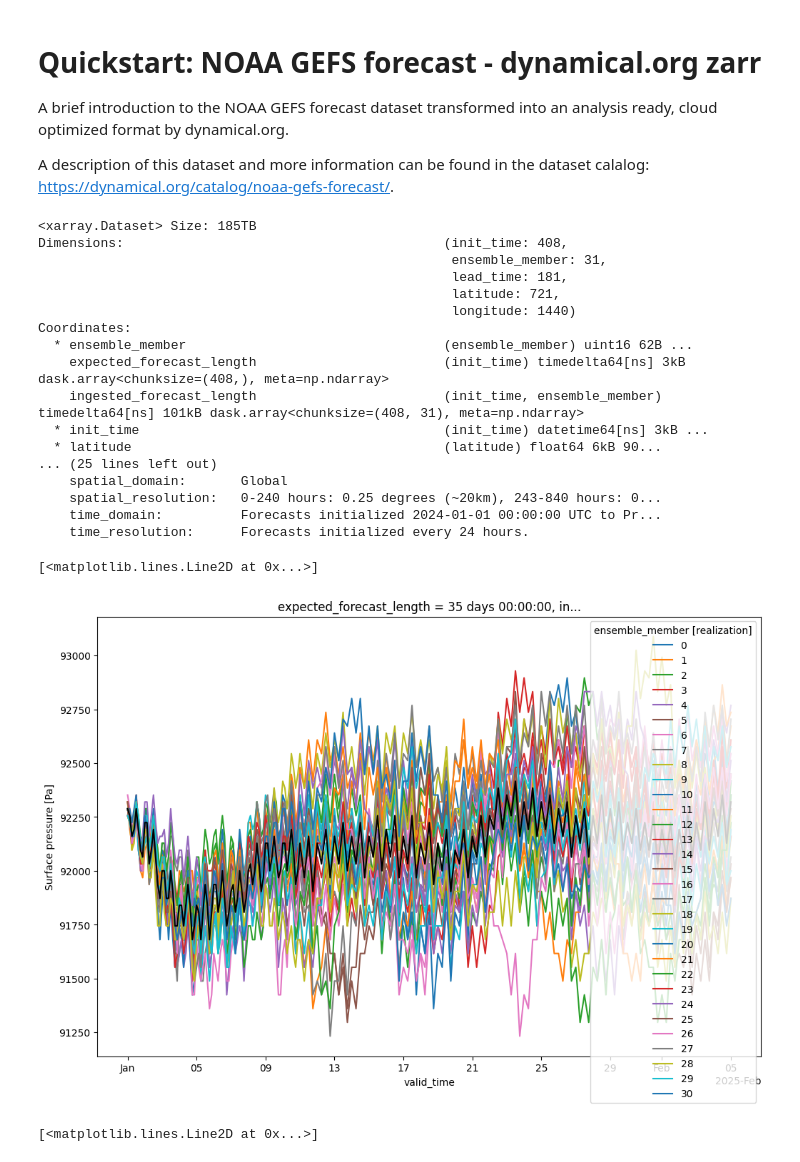
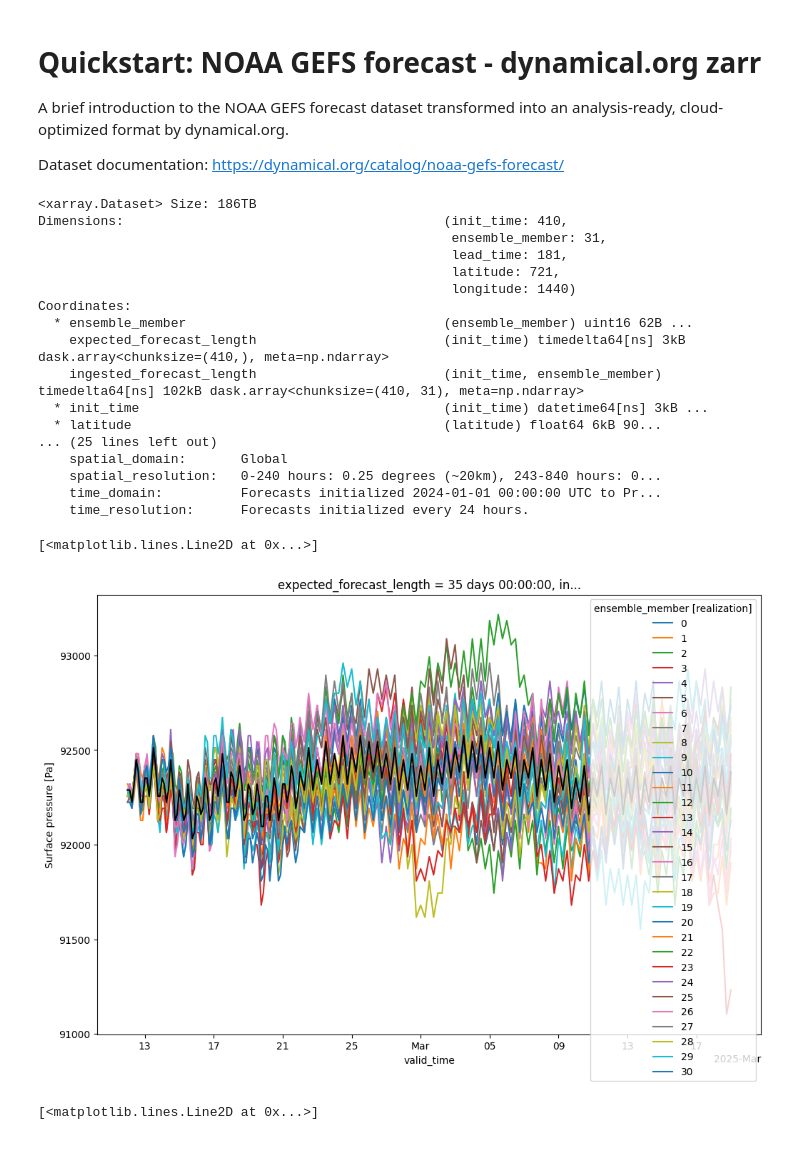
Before and after one commit to dynamical-org/notebooks, a Jupyter notebook: noaa-gefs-forecast.ipynb, the cells around one changed output. Drawn from its saved outputs; the diff is of its cells as text; code cells hidden in the pictures.

Commit message:
noaa-gefs-forecast.ipynb polish

```diff
--- a/noaa-gefs-forecast.ipynb
+++ b/noaa-gefs-forecast.ipynb
@@ -1,6 +1,6 @@
 # %% [markdown]
 # Quickstart: NOAA GEFS forecast - dynamical.org zarr
-A brief introduction to the NOAA GEFS forecast dataset transformed into an analysis ready, cloud optimized format by dynamical.org.
+A brief introduction to the NOAA GEFS forecast dataset transformed into an analysis-ready, cloud-optimized format by dynamical.org.
 
-A description of this dataset and more information can be found in the dataset calalog: https://dynamical.org/catalog/noaa-gefs-forecast/.
+Dataset documentation: https://dynamical.org/catalog/noaa-gefs-forecast/
 # %%
@@ -11,19 +11,19 @@ A description of this dataset and more information can be found in the dataset c
 # %%
 import xarray as xr
 
-ds = xr.open_zarr("https://data.dynamical.org/noaa/gefs/forecast/latest.zarr?email=optional@email.com")
+ds = xr.open_zarr("https://data.dynamical.org/noaa/gefs/forecast/latest.zarr?email=optional@email.com", decode_timedelta=True)
 ds
 # %% [output]
-<xarray.Dataset> Size: 185TB
-Dimensions:                                         (init_time: 408,
+<xarray.Dataset> Size: 186TB
+Dimensions:                                         (init_time: 410,
                                                      ensemble_member: 31,
                                                      lead_time: 181,
                                                      latitude: 721,
                                                      longitude: 1440)
 Coordinates:
   * ensemble_member                                 (ensemble_member) uint16 62B ...
-    expected_forecast_length                        (init_time) timedelta64[ns] 3kB dask.array<chunksize=(408,), meta=np.ndarray>
-    ingested_forecast_length                        (init_time, ensemble_member) timedelta64[ns] 101kB dask.array<chunksize=(408, 31), meta=np.ndarray>
+    expected_forecast_length                        (init_time) timedelta64[ns] 3kB dask.array<chunksize=(410,), meta=np.ndarray>
+    ingested_forecast_length                        (init_time, ensemble_member) timedelta64[ns] 102kB dask.array<chunksize=(410, 31), meta=np.ndarray>
   * init_time                                       (init_time) datetime64[ns] 3kB ...
   * latitude                                        (latitude) float64 6kB 90...
 ... (25 lines left out)
@@ -33,12 +33,12 @@ Coordinates:
     time_resolution:      Forecasts initialized every 24 hours.
 # %%
 # Plot the ensemble traces of the 2025-01-01 forecast at a point on the earth
-plot_ds = ds.sel(init_time="2025-01-01T00", latitude=-23.5, longitude=-46.6, method="nearest")  # São Paulo, Brazil
+plot_ds = ds.sel(init_time="2025-02-12T00", latitude=-23.5, longitude=-46.6, method="nearest")  # São Paulo, Brazil
 plot_ds["pressure_surface"].plot(x="valid_time", hue="ensemble_member", figsize=(12, 8))
 plot_ds["pressure_surface_avg"].plot(x="valid_time", c="black")  # Black line is ensemble average
 # %% [output]
 [<matplotlib.lines.Line2D at 0x...>]
-[figure, old version]
+[figure, new version]
 # %%
 # Plot a summary of the ensemble distribution using quantiles
 plot_ds = ds.sel(init_time="2024-07-01T00", latitude=0, longitude=0)
```
Also changed, not shown: parts of 2 cells of this notebook.
